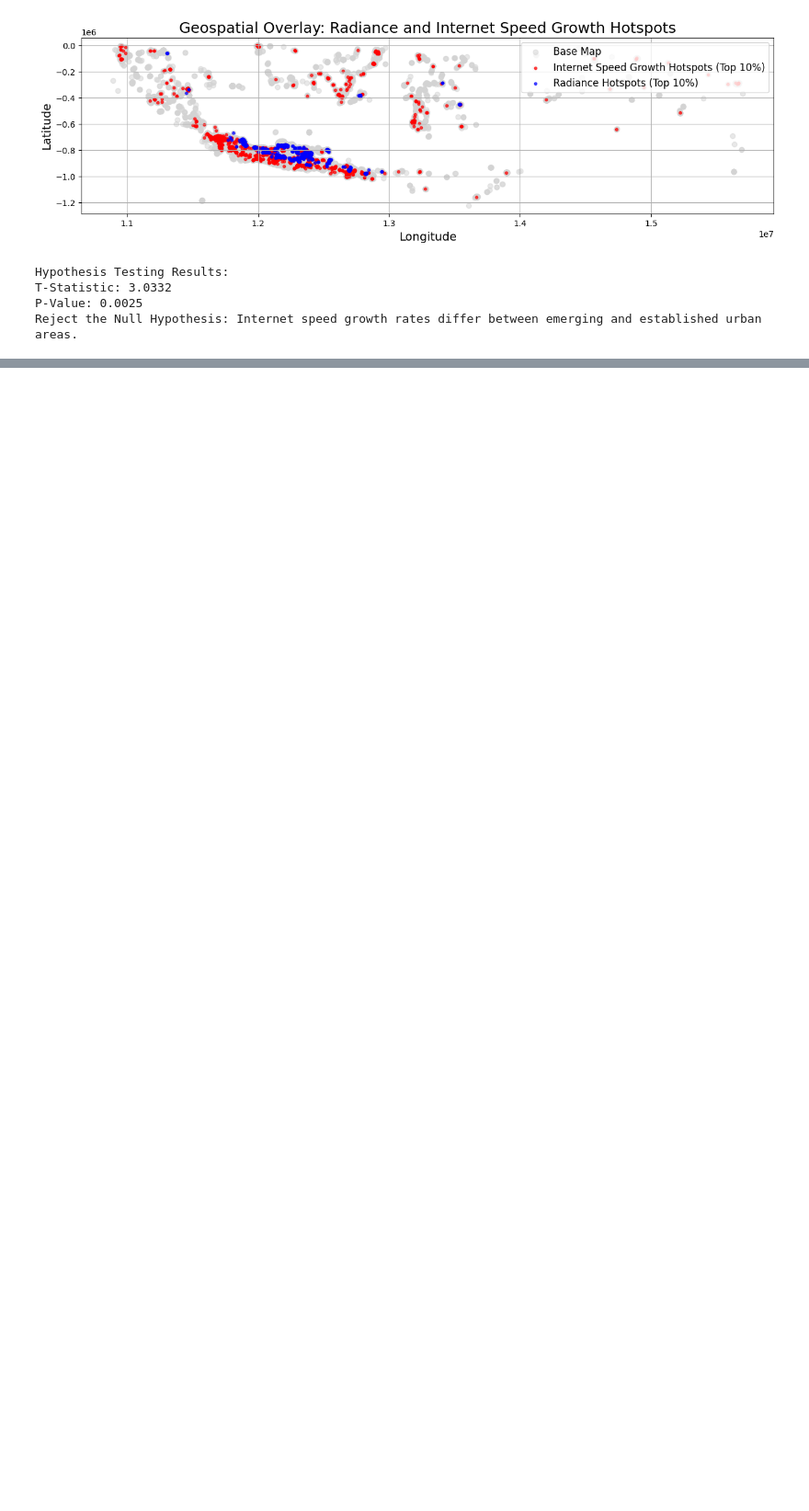
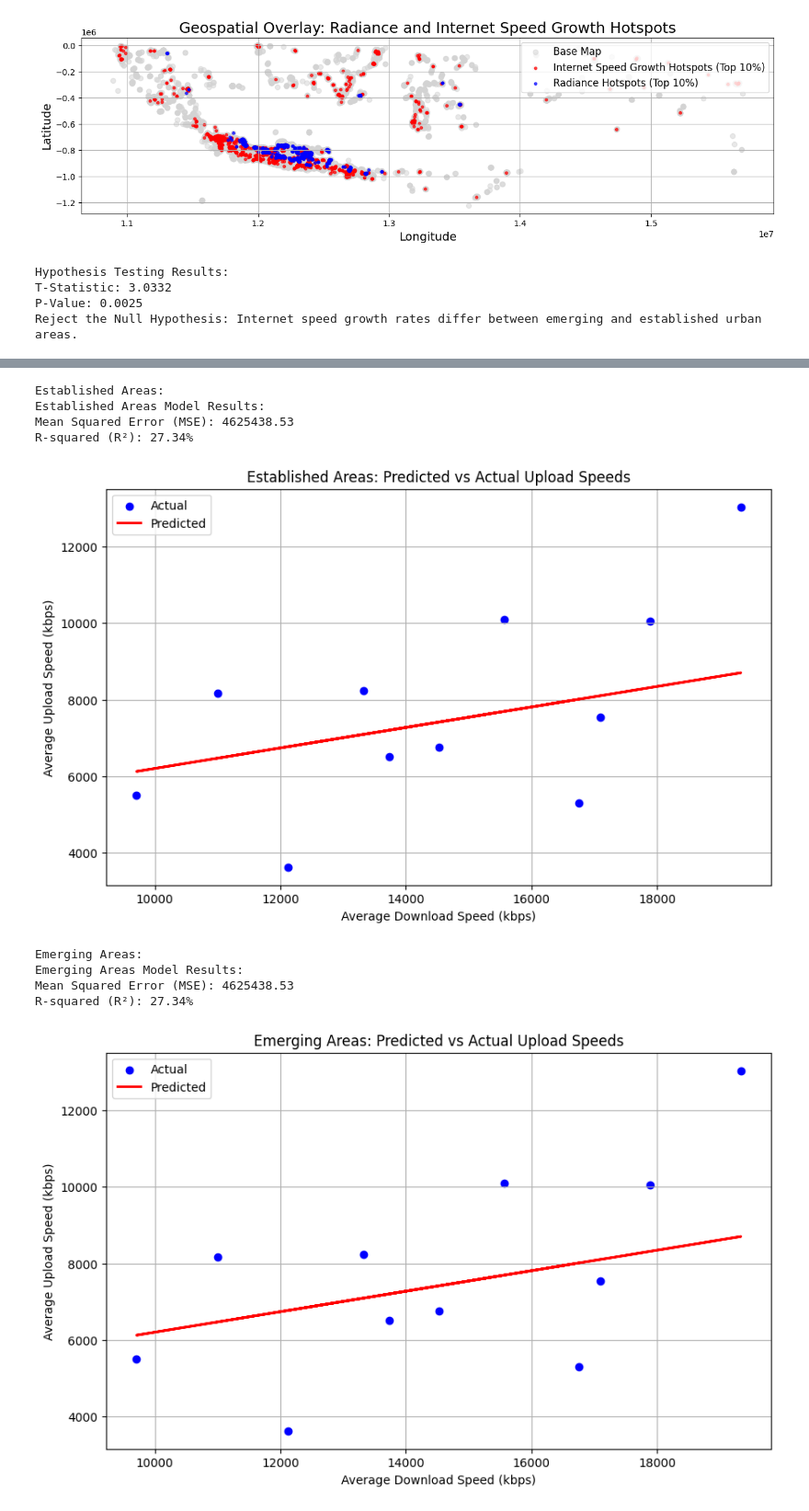
Before and after one commit to nasrrx/IndonesiaInternetSpeeds, a Jupyter notebook: DataAnalysisProject.ipynb, the cells around one changed output, grey strips where cells are left out. Shown at 92% size. Drawn from its saved outputs; the diff is of its cells as text; code cells hidden in the pictures; blank space fills up the shorter version.

Commit message:
Prediction Model

```diff
--- a/DataAnalysisProject.ipynb
+++ b/DataAnalysisProject.ipynb
@@ -911,0 +975,60 @@ ZeroDivisionError: division by zero
+# %%
+import numpy as np
+import pandas as pd
+import matplotlib.pyplot as plt
+from sklearn.linear_model import LinearRegression
+from sklearn.metrics import mean_squared_error, r2_score
+from sklearn.model_selection import train_test_split
+
+# Function to train and evaluate a linear regression model
+def train_and_evaluate(data, label):
+    # Features (X) and Target (y)
+    X = data[['avg_d_kbps']].values  # Independent variable: Average download speed
+    y = data['avg_u_kbps'].values    # Dependent variable: Average upload speed
+
+    # Split data into training and testing sets
+    X_train, X_test, y_train, y_test = train_test_split(X, y, test_size=0.4, random_state=42)
+
+    # Create and train the model
+    model = LinearRegression()
+    model.fit(X_train, y_train)
+
+    # Predictions
+    y_pred = model.predict(X_test)
+
+    # Evaluation Metrics
+    mse = mean_squared_error(y_test, y_pred)
+    r2 = r2_score(y_test, y_pred)
+
+    print(f"{label} Model Results:")
+    print(f"Mean Squared Error (MSE): {mse:.2f}")
+    print(f"R-squared (R²): {r2 * 100:.2f}%")
+
+    # Visualization
+    plt.figure(figsize=(10, 6))
+    plt.scatter(X_test, y_test, color='blue', label='Actual')
+    plt.plot(X_test, y_pred, color='red', linewidth=2, label='Predicted')
+    plt.title(f'{label}: Predicted vs Actual Upload Speeds')
+    plt.xlabel('Average Download Speed (kbps)')
+    plt.ylabel('Average Upload Speed (kbps)')
+    plt.legend()
+    plt.grid(True)
+    plt.show()
+
+# Train and evaluate models for established and emerging trends
+print("Established Areas:")
+train_and_evaluate(established_trend, "Established Areas")
+
+print("\nEmerging Areas:")
+train_and_evaluate(established_trend, "Emerging Areas")
+# %% [output]
+Established Areas:
+Established Areas Model Results:
+Mean Squared Error (MSE): 4625438.53
+R-squared (R²): 27.34%
+[figure, added]
+Emerging Areas:
+Emerging Areas Model Results:
+Mean Squared Error (MSE): 4625438.53
+R-squared (R²): 27.34%
+[figure, added]
```
Also changed, not shown: parts of 10 cells of this notebook, 3 other files.
